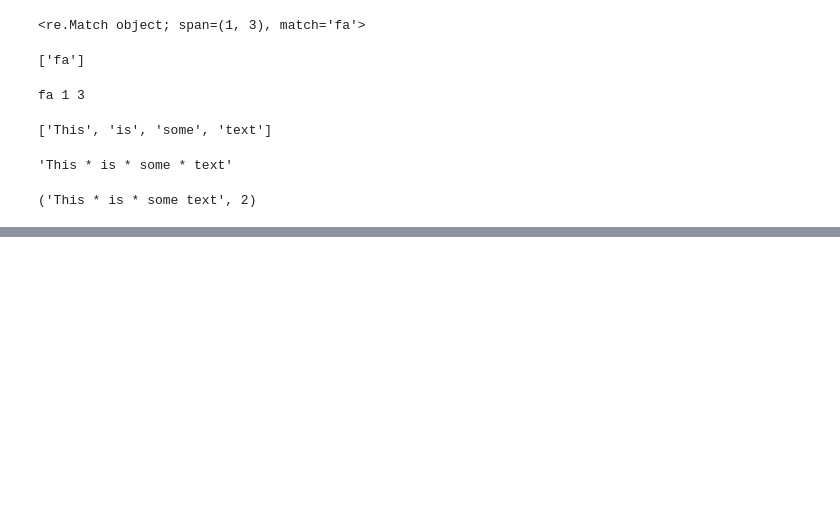
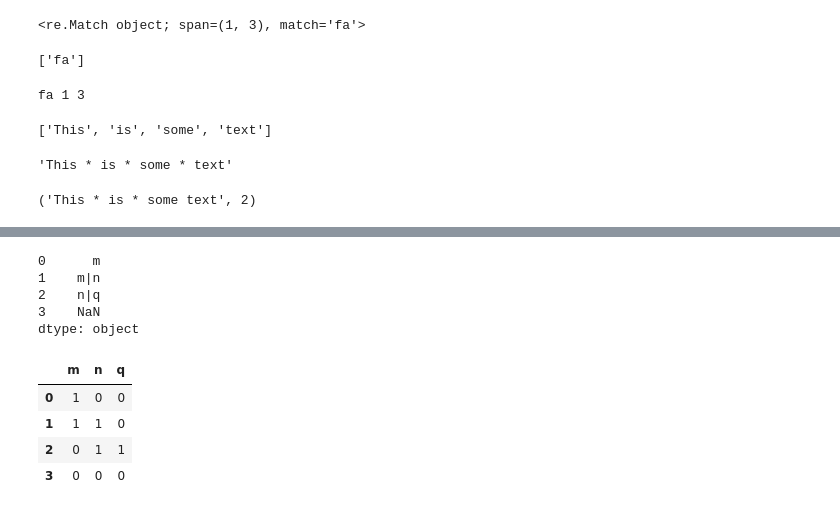
Before and after one commit to amin-torabi/learndataa, a Jupyter notebook: ds_beginner/pandas.ipynb, the cells around one changed output, grey strips where cells are left out. Cells and saved outputs as stored; diff of their text form; code cells hidden in the pictures; blank space fills up the shorter version.

```diff
--- a/ds_beginner/pandas.ipynb
+++ b/ds_beginner/pandas.ipynb
@@ -995,0 +1152,19 @@ re.subn("\s", " * ", s, 2)
+# %%
+# get_dummies with sep
+
+s = pd.Series(['m', 'm|n', 'n|q', np.nan], dtype='str')
+print(s)
+
+x = s.str.get_dummies(sep='|')
+x
+# %% [output]
+0      m
+1    m|n
+2    n|q
+3    NaN
+dtype: object
+|  | m | n | q |
+| 0 | 1 | 0 | 0 |
+| 1 | 1 | 1 | 0 |
+| 2 | 0 | 1 | 1 |
+| 3 | 0 | 0 | 0 |
```
Also changed, not shown: parts of 28 cells of this notebook.
